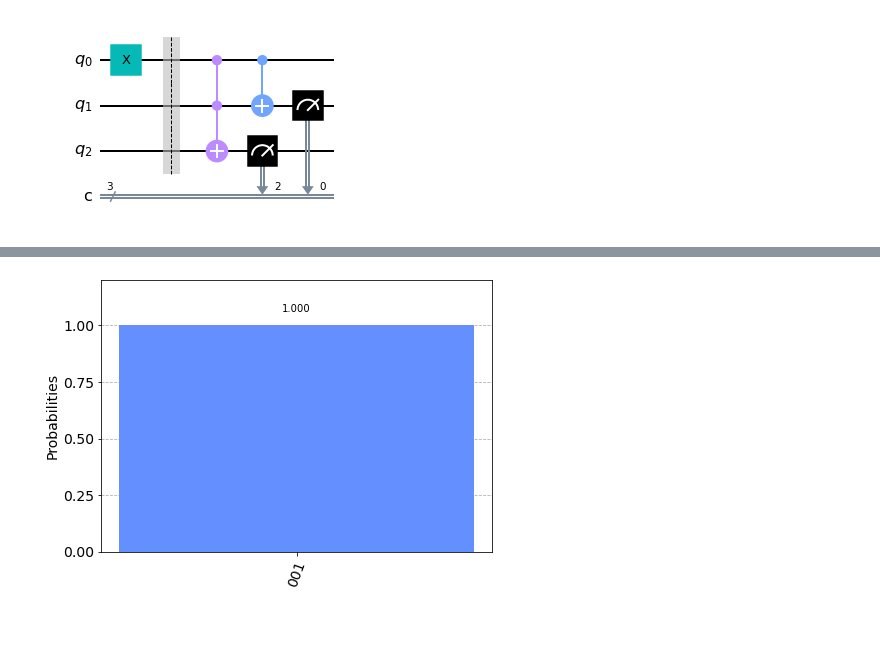
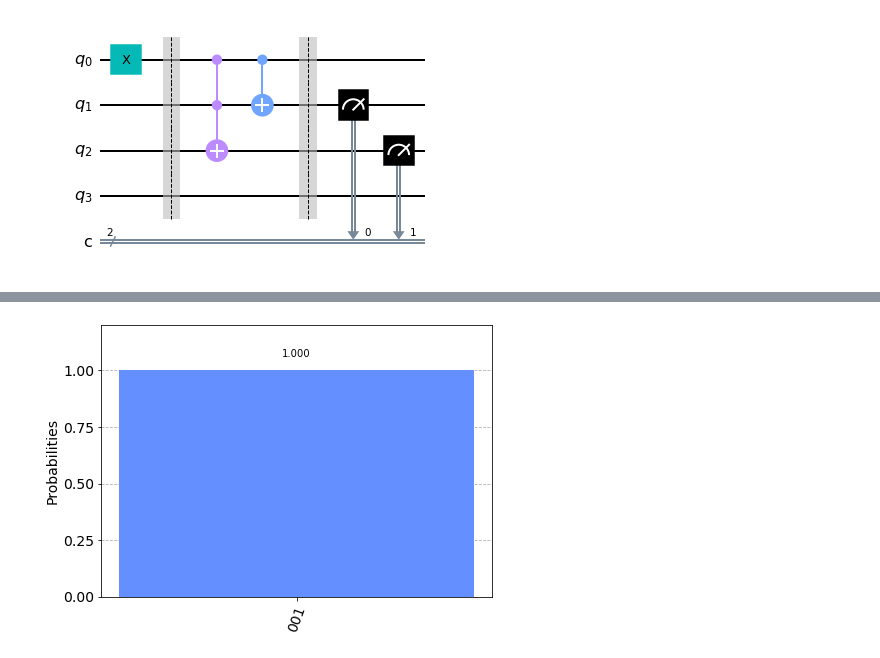
Before and after one commit to DeDuckProject/quantum-playground, a Jupyter notebook: algorithms/add-two-numbers.ipynb, the cells around one changed output, grey strips where cells are left out. Cells and saved outputs as stored; diff of their text form; code cells hidden in the pictures; blank space fills up the shorter version.

Commit message:
started working on full adder. not finished.

```diff
--- a/algorithms/add-two-numbers.ipynb
+++ b/algorithms/add-two-numbers.ipynb
@@ -10,30 +10,47 @@ from qiskit import QuantumRegister, ClassicalRegister, QuantumCircuit
 from qiskit.visualization import plot_histogram
 # %%
 # init variables
-n = 3 # number of qubits
+n = 4 # number of qubits
+# %%
+# q0 - a bit; q1 - b bit and SUM ; q2 - c
+def halfAdder(a, b, cOut):
+    circuit.barrier()
+    # set q2 to be carry bit (using toffoli)
+    circuit.toffoli(a, b, cOut)
+    # set q1 to be q0 XOR q1 (result)
+    circuit.cnot(a, b)
+    circuit.barrier()
+
+# TODO implement:
+def fullAdder(cIn, a, b, cOut):
+    circuit.barrier()
+    # set q2 to be carry bit:
+    circuit.cnot(cIn, cOut)
+    circuit.toffoli(a, b, cOut)
+    # cOut is now "1" iff at least 2 of cIn,a,b are 1
+
+    # TODO fix this, this isn't right:
+    # set b (sum bit) to be 1 iff (only one of cIn,a or b is 1 OR all three of them):
+    circuit.x(b)
+    circuit.cnot(cIn, b)
+    circuit.cnot(a, b)
+    circuit.barrier()
 # %%
+# Testing half adder:
 qreg_q = QuantumRegister(n, 'q')
-creg_c = ClassicalRegister(n, 'c')
+creg_c = ClassicalRegister(2, 'c')
 circuit = QuantumCircuit(qreg_q, creg_c)
-
-# q0 - a bit; q1 - b bit; q2 - c
-def halfAdder(q0,q1,q2):
-    circuit.barrier()
-    # set q2 to be carry bit (using toffoli)
-    circuit.toffoli(q0,q1,q2)
-    # set q1 to be q0 XOR q1 (result)
-    circuit.cnot(q0,q1)
 
 # a = 1:
 circuit.x(qreg_q[0])
 
 # b = 1:
 # circuit.x(qreg_q[1])
 
 halfAdder(qreg_q[0],qreg_q[1],qreg_q[2])
 circuit.measure(qreg_q[1], creg_c[0])
-circuit.measure(qreg_q[2], creg_c[2])
+circuit.measure(qreg_q[2], creg_c[1])
 
 circuit.draw('mpl')
 # %% [output]
-[figure, old version]
+[figure, new version]
```
Also changed, not shown: parts of 1 cell of this notebook.
